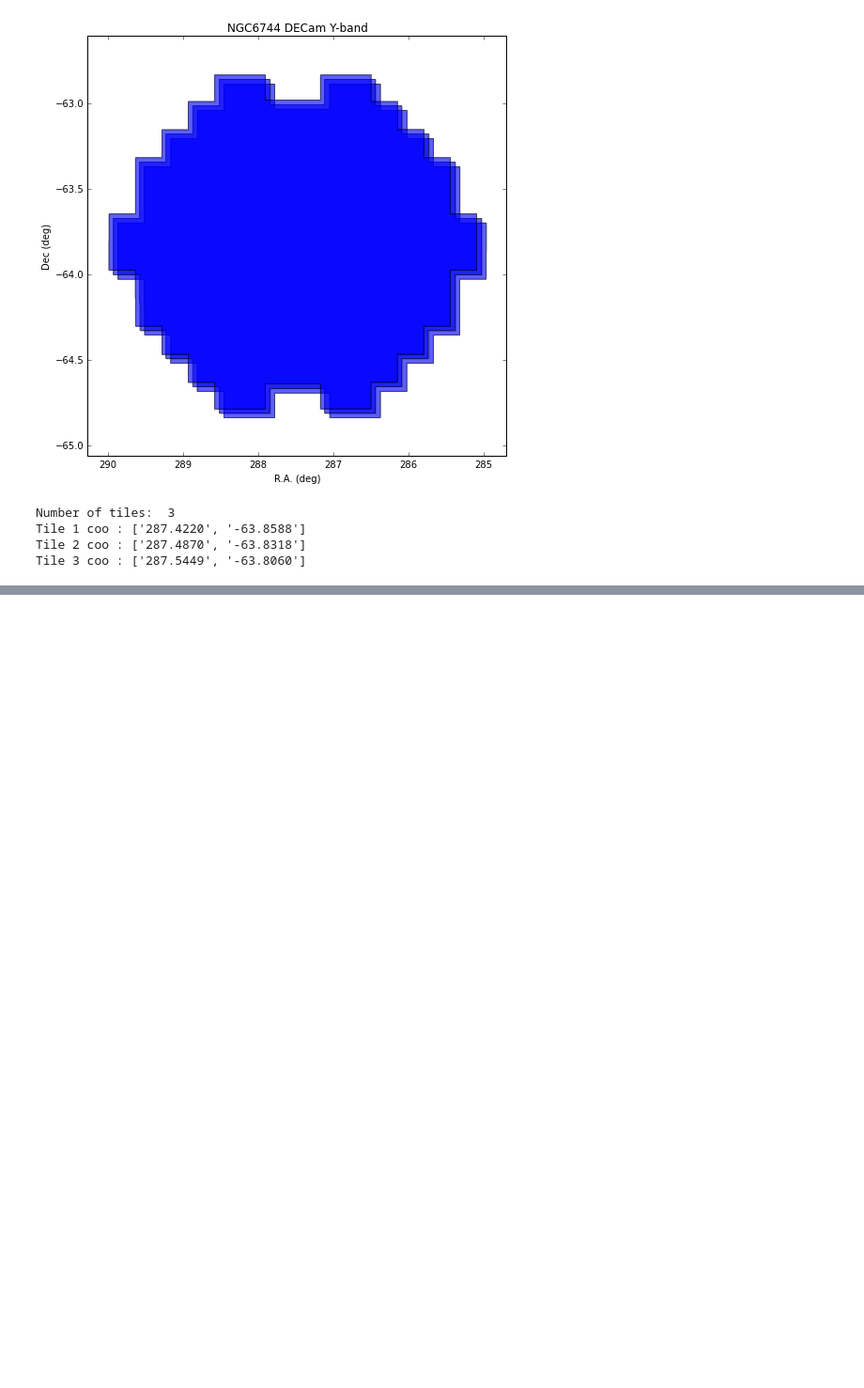
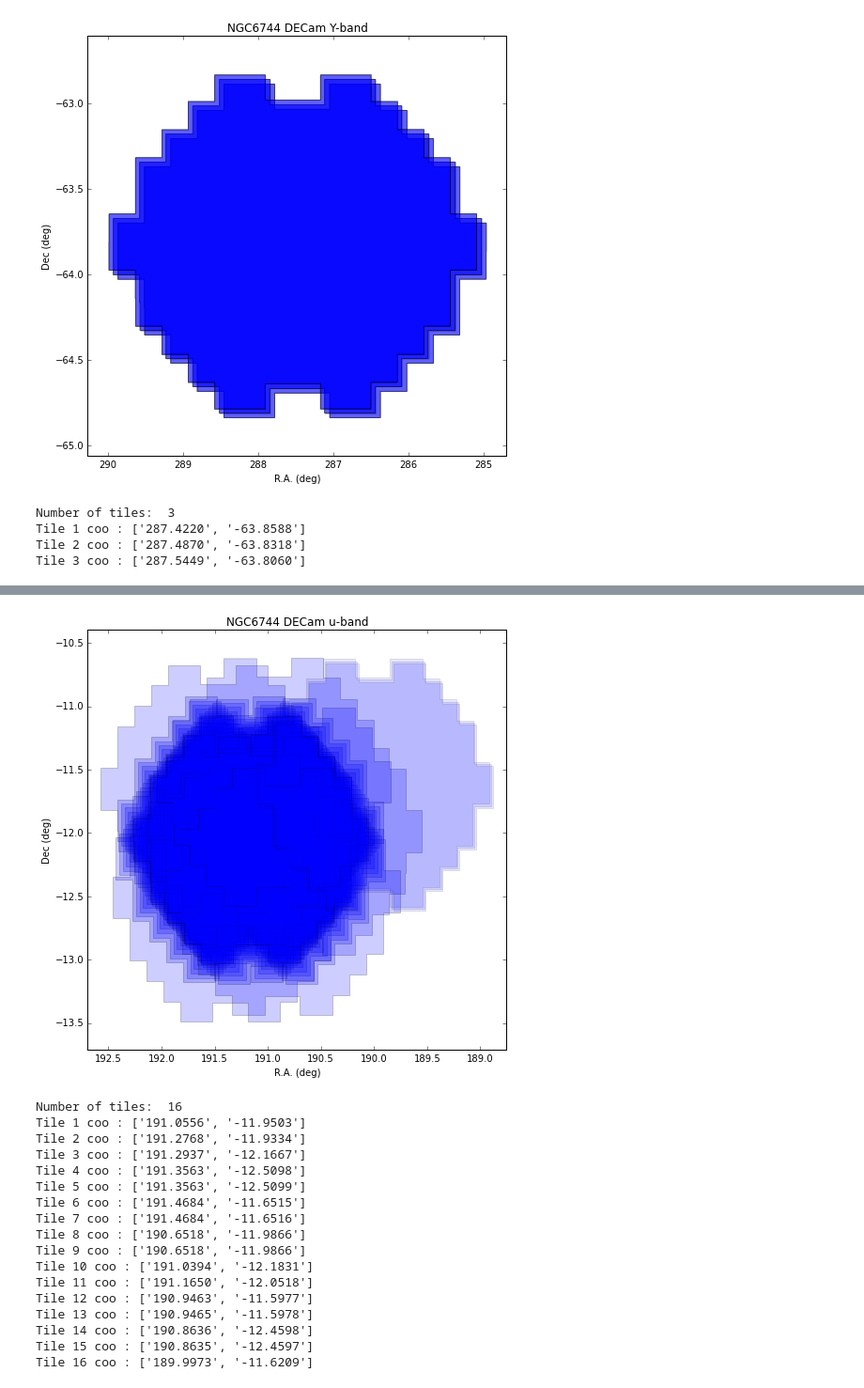
Before and after one commit to rpmunoz/Research, a Jupyter notebook: Galaxy groups/Reading DECam votable and plotting footprint.ipynb, the cells around one changed output, grey strips where cells are left out. Shown: that part at 94% size. Drawn from its saved outputs; the diff is of its cells as text; code cells hidden in the pictures; blank space fills up the shorter version.

Commit message:
Added Sombrero galaxy

```diff
--- a/Galaxy groups/Reading DECam votable and plotting footprint.ipynb
+++ b/Galaxy groups/Reading DECam votable and plotting footprint.ipynb
@@ -94,0 +98,7 @@ Tile 3 coo : ['287.5449', '-63.8060']
+# %%
+cat_file='data/NOAO_Sombrero_april_2016.xml'
+cat_data = parse_single_table(cat_file).to_table(use_names_over_ids=True)
+for i in range(len(cat_data)):
+    cat_data['filter'][i]=str(cat_data['filter'][i][0])
+
+print 'Column names: ', str(cat_data.colnames)
@@ -94,0 +109,6 @@ Tile 3 coo : ['287.5449', '-63.8060']
+# %%
+gv=((cat_data['filter']=='u'))
+cat_data[('dtpi','date_obs','exposure')][gv].pprint(max_lines=-1, max_width=-1)
+print 'Total exposure: ', np.sum(cat_data['exposure'][gv])/1
+plot_decam_footprint(cat_data['ra'][gv], cat_data['dec'][gv], title='NGC6744 DECam u-band')
+# %% [output]
@@ -94,0 +132,18 @@ Tile 3 coo : ['287.5449', '-63.8060']
+[figure, added]
+Number of tiles:  16
+Tile 1 coo : ['191.0556', '-11.9503']
+Tile 2 coo : ['191.2768', '-11.9334']
+Tile 3 coo : ['191.2937', '-12.1667']
+Tile 4 coo : ['191.3563', '-12.5098']
+Tile 5 coo : ['191.3563', '-12.5099']
+Tile 6 coo : ['191.4684', '-11.6515']
+Tile 7 coo : ['191.4684', '-11.6516']
+Tile 8 coo : ['190.6518', '-11.9866']
+Tile 9 coo : ['190.6518', '-11.9866']
+Tile 10 coo : ['191.0394', '-12.1831']
+Tile 11 coo : ['191.1650', '-12.0518']
+Tile 12 coo : ['190.9463', '-11.5977']
+Tile 13 coo : ['190.9465', '-11.5978']
+Tile 14 coo : ['190.8636', '-12.4598']
+Tile 15 coo : ['190.8635', '-12.4597']
+Tile 16 coo : ['189.9973', '-11.6209']
```
Also changed, not shown: parts of 8 cells of this notebook.
